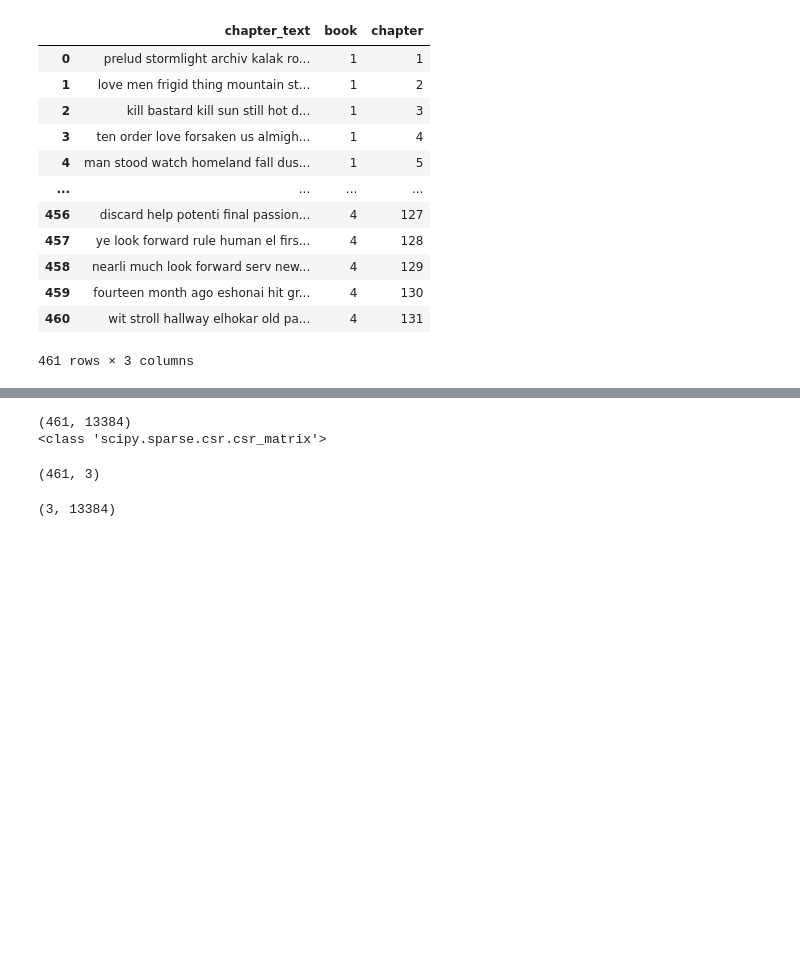
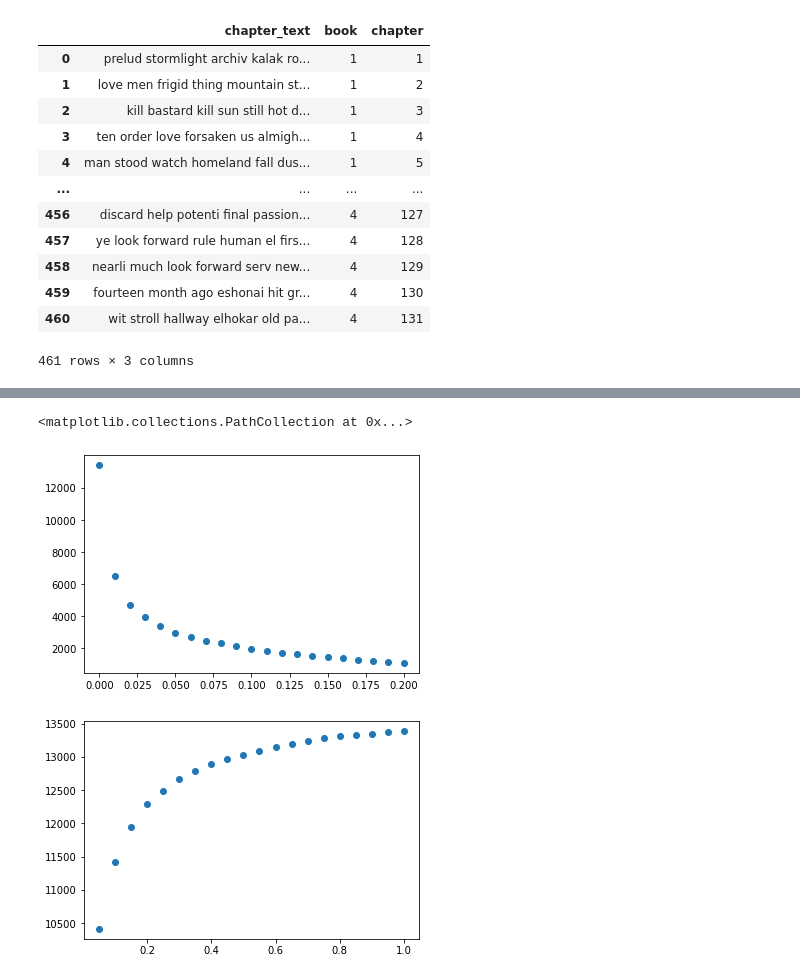
Before and after one commit to nkinnaird/StormlightArchiveNLP, a Jupyter notebook: code/vectorizeText.ipynb, the cells around one changed output, grey strips where cells are left out. Saved outputs shown, nothing was run; the diff lists cells and outputs as text; code cells hidden in the pictures; blank space fills up the shorter version.

```diff
--- a/code/vectorizeText.ipynb
+++ b/code/vectorizeText.ipynb
@@ -64,0 +79,17 @@ unpickled_df
+# %%
+# look at vectorized text with various max_df and min_df options
+
+points_x_min = []
+points_y_min = []
+
+for val in np.linspace(0, .2, 21):
+    vectorized_matrix, vectorizer = vectorizeText(unpickled_df['chapter_text'], val, 1.0)
+
+    print("low threshold: ", val, " features: ", vectorized_matrix.shape[1])
+    vectorized_matrix.shape
+
+    points_x_min.append(val)
+    points_y_min.append(vectorized_matrix.shape[1])
+
+#     if val < 0.01:
+#     print(len(vectorizer.stop_words_))
@@ -64,0 +114,17 @@ unpickled_df
+# %%
+points_x_max = []
+points_y_max = []
+
+for val in np.linspace(0.05, 1.0, 20):
+#     vectorized_matrix, vectorizer = vectorizeText(unpickled_df['chapter_text'], 0.01, val)
+    vectorized_matrix, vectorizer = vectorizeText(unpickled_df['chapter_text'], 1, val)
+
+    print("high threshold: ", val, " features: ", vectorized_matrix.shape[1])
+    vectorized_matrix.shape
+
+    points_x_max.append(val)
+    points_y_max.append(vectorized_matrix.shape[1])
+
+    print(len(vectorizer.stop_words_))
+    if val > .74:
+        print(vectorizer.stop_words_)
@@ -64,0 +149,9 @@ unpickled_df
+# %%
+plt.figure()
+plt.scatter(points_x_min, points_y_min)
+plt.figure()
+plt.scatter(points_x_max, points_y_max)
+# %% [output]
+<matplotlib.collections.PathCollection at 0x...>
+[figure, added]
+[figure, added]
@@ -65,19 +160,4 @@ unpickled_df
 # %%
-# doc_word, vectorizer = vectorizeText(unpickled_df['chapter_text'])
-doc_word, vectorizer = vectorizeTextIDF(unpickled_df['chapter_text'])
+# vectorized_matrix, vectorizer = vectorizeText(unpickled_df['chapter_text'])
+vectorized_matrix, vectorizer = vectorizeTextIDF(unpickled_df['chapter_text'], 0.01, 0.75)
-# %% [output]
-(461, 13384)
-<class 'scipy.sparse.csr.csr_matrix'>
-# %%
-# non-negative matrix factorization
-nmf_model = NMF(3)
-doc_topic = nmf_model.fit_transform(doc_word)
-doc_topic.shape
-# %% [output]
-(461, 3)
-# %%
-topic_word = nmf_model.components_
-topic_word.shape
-# %% [output]
-(3, 13384)
 # %%
```
Also changed, not shown: parts of 19 cells of this notebook.
